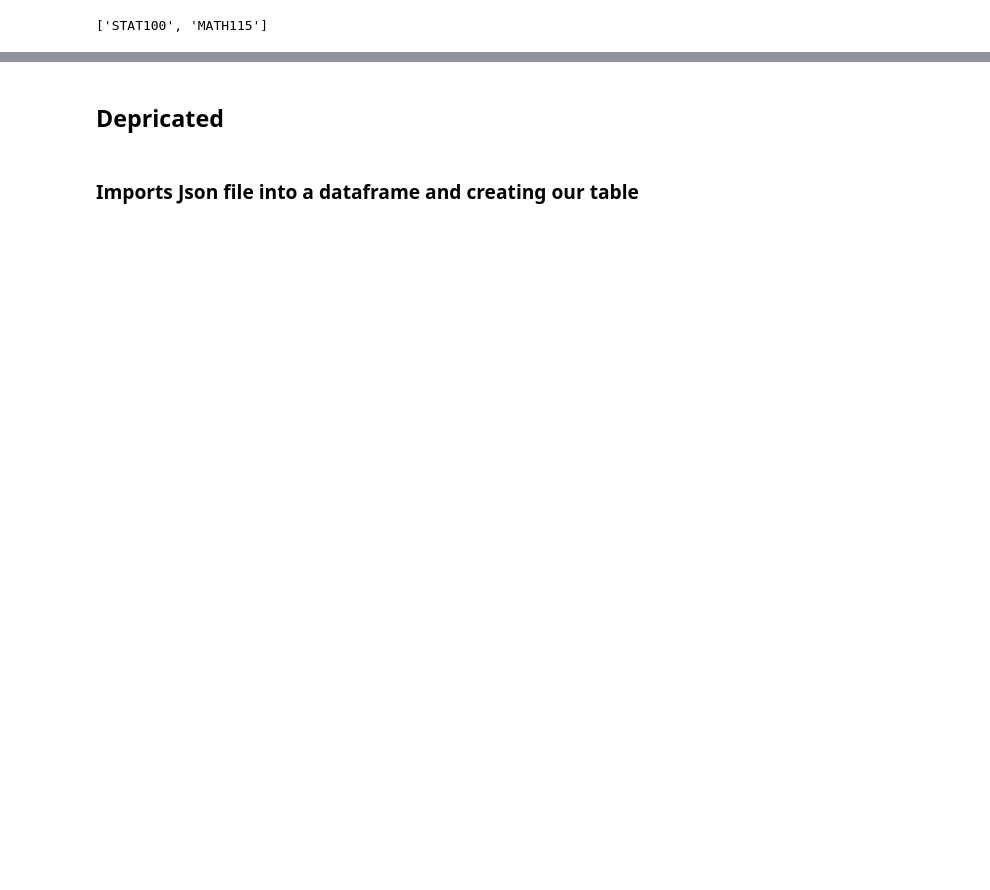
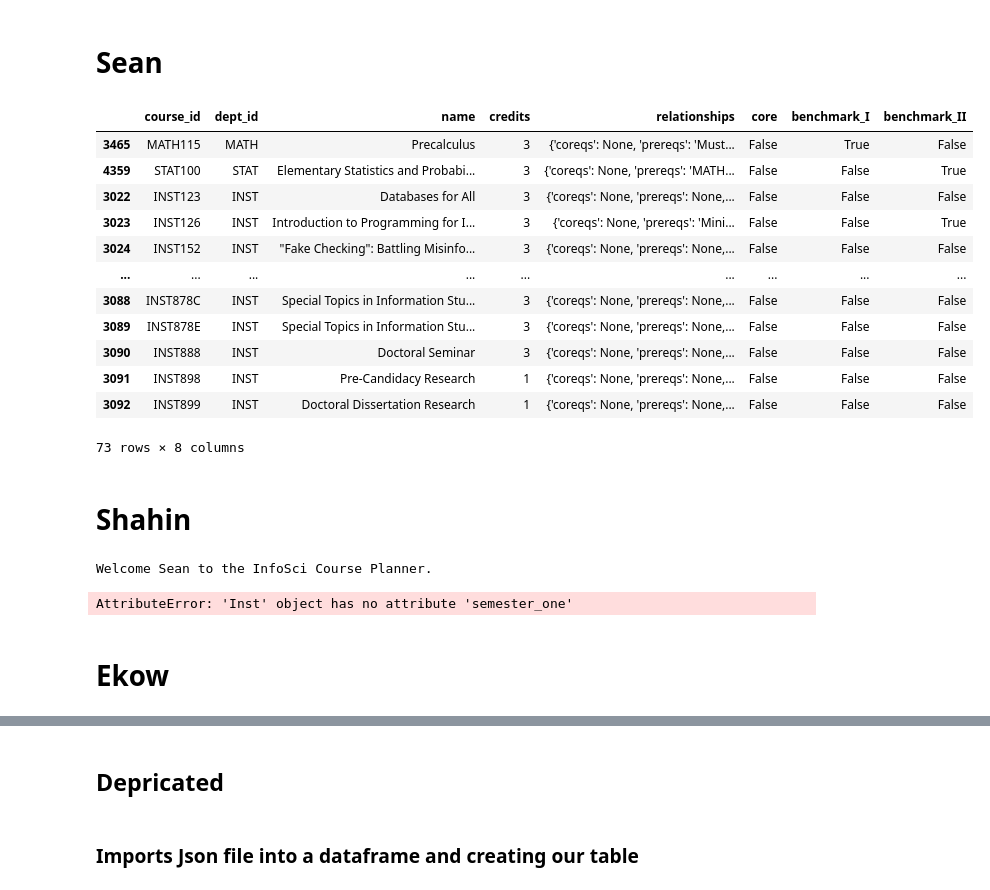
Before and after one commit to Chonathon/INST326-Final-Project, a Jupyter notebook: workingfile.ipynb, the cells around one changed output, grey strips where cells are left out. Drawn from its saved outputs; the diff is of its cells as text; code cells hidden in the pictures; blank space fills up the shorter version.

```diff
--- a/workingfile.ipynb
+++ b/workingfile.ipynb
@@ -1,3 +1,5 @@
+# %% [markdown]
+# Sean
 # %%
 import pandas as pd
 import re
@@ -8,6 +10,9 @@ class Inst:
     https://github.com/umdio/umdio-data. In addition to the available
     attributes, this class creates columns to identify courses as being core,
     benchmark I, or benchmark II.
+
+    Attibutes:
+        inst_prgm:
     """
     def __init__(self, path):
          with open(path, 'r', encoding='utf-8') as df:
@@ -111,6 +116,21 @@ class Inst:
         return find
 # %%
 test = Inst("202008.json")
-test.prereq("INST314")
+
+test.inst_prgm
 # %% [output]
+|  | course_id | dept_id | name | credits | relationships | core | benchmark_I | benchmark_II |
+| 3465 | MATH115 | MATH | Precalculus | 3 | {'coreqs': None, 'prereqs': 'Must... | False | True | False |
+| 4359 | STAT100 | STAT | Elementary Statistics and Probabi... | 3 | {'coreqs': None, 'prereqs': 'MATH... | False | False | True |
+| 3022 | INST123 | INST | Databases for All | 3 | {'coreqs': None, 'prereqs': None,... | False | False | False |
+| 3023 | INST126 | INST | Introduction to Programming for I... | 3 | {'coreqs': None, 'prereqs': 'Mini... | False | False | True |
+| 3024 | INST152 | INST | "Fake Checking": Battling Misinfo... | 3 | {'coreqs': None, 'prereqs': None,... | False | False | False |
+| ... | ... | ... | ... | ... | ... | ... | ... | ... |
+| 3088 | INST878C | INST | Special Topics in Information Stu... | 3 | {'coreqs': None, 'prereqs': None,... | False | False | False |
+| 3089 | INST878E | INST | Special Topics in Information Stu... | 3 | {'coreqs': None, 'prereqs': None,... | False | False | False |
+| 3090 | INST888 | INST | Doctoral Seminar | 3 | {'coreqs': None, 'prereqs': None,... | False | False | False |
+| 3091 | INST898 | INST | Pre-Candidacy Research | 1 | {'coreqs': None, 'prereqs': None,... | False | False | False |
+| 3092 | INST899 | INST | Doctoral Dissertation Research | 1 | {'coreqs': None, 'prereqs': None,... | False | False | False |
-['STAT100', 'MATH115']
+73 rows × 8 columns
+# %% [markdown]
+# Shahin
@@ -116,0 +171,12 @@ test.prereq("INST314")
+# %%
+if __name__ == '__main__':
+    applicant = input("What is your name?")
+    print("Welcome", applicant, "to the InfoSci Course Planner.")
+    course_plan = dict()
+    cp_inst = Inst(path="202008.json")
+    course_plan['Semester 1'] = cp_inst.semester_one(from_bm_stats=intro(questions=cp_questions))
+# %% [output]
+Welcome Sean to the InfoSci Course Planner.
+AttributeError: 'Inst' object has no attribute 'semester_one'
+# %% [markdown]
+# Ekow
```
Also changed, not shown: parts of 13 cells of this notebook, 1 other file.
